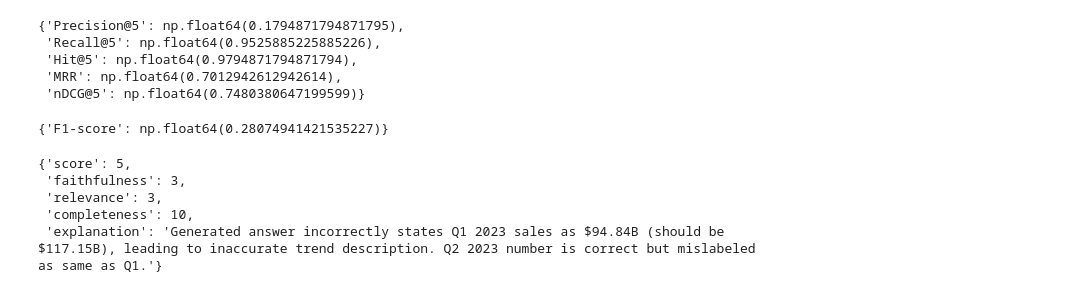
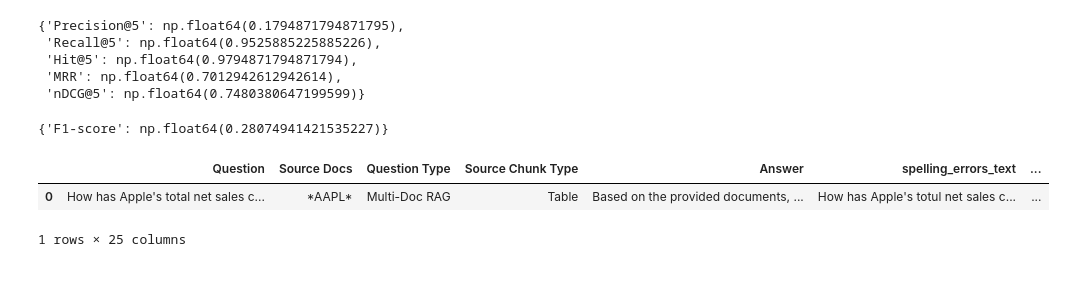
Before and after one commit to FW761/lightrag_test, a Jupyter notebook: lightrag.ipynb, the cells around one changed output. Cells and saved outputs as stored; diff of their text form; code cells hidden in the pictures.

```diff
--- a/lightrag.ipynb
+++ b/lightrag.ipynb
@@ -1377,11 +1377,24 @@ Return JSON in this exact format:
             "completeness": None,
             "explanation": content,
         }
-# %%
-llm_judge(df['Answer'][0], df['response_real_question'][0])
-# %% [output]
-{'score': 5,
- 'faithfulness': 3,
- 'relevance': 3,
- 'completeness': 10,
- 'explanation': 'Generated answer incorrectly states Q1 2023 sales as $94.84B (should be $117.15B), leading to inaccurate trend description. Q2 2023 number is correct but mislabeled as same as Q1.'}
+# %%
+import time
+
+def safe_llm_judge(real, rag, retries=3):
+    for attempt in range(retries):
+        try:
+            return llm_judge(real, rag)
+
+        except Exception as e:
+            print(f"Error: {e}")
+
+            if attempt < retries - 1:
+                time.sleep(2)
+
+    return {
+        "score": None,
+        "faithfulness": None,
+        "relevance": None,
+        "completeness": None,
+        "explanation": "FAILED"
+    }
@@ -1387,0 +1412,16 @@ llm_judge(df['Answer'][0], df['response_real_question'][0])
+# %%
+from tqdm.notebook import tqdm_notebook
+tqdm_notebook.pandas(desc='PROGRESS>>>')
+
+columns  = ["response_real_question",
+        "response_spelling_errors_text",
+        "response_keyboard_typos_text",
+        "response_word_deletion_text",
+        "response_token_permutation_text"]
+
+for i in columns:
+    df[f"llm_as_judge_{i}"] = df.progress_apply(
+    lambda x: safe_llm_judge(
+        x["Answer"],
+        x[i]),
+    axis=1)
@@ -1387,0 +1430,6 @@ llm_judge(df['Answer'][0], df['response_real_question'][0])
+# %%
+df.head(1)
+# %% [output]
+|  | Question | Source Docs | Question Type | Source Chunk Type | Answer | spelling_errors_text | ... |
+| 0 | How has Apple's total net sales c... | *AAPL* | Multi-Doc RAG | Table | Based on the provided documents, ... | How has Apple's totul net sales c... | ... |
+1 rows × 25 columns
```
Also changed, not shown: parts of 8 cells of this notebook, 1 other file.
